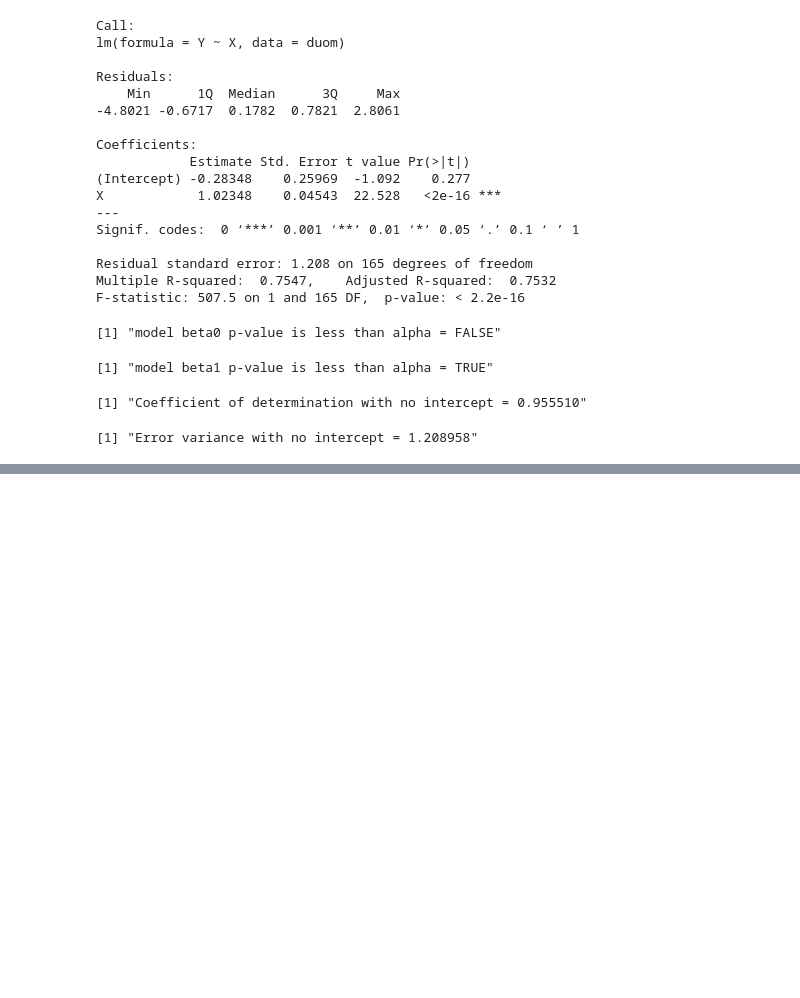
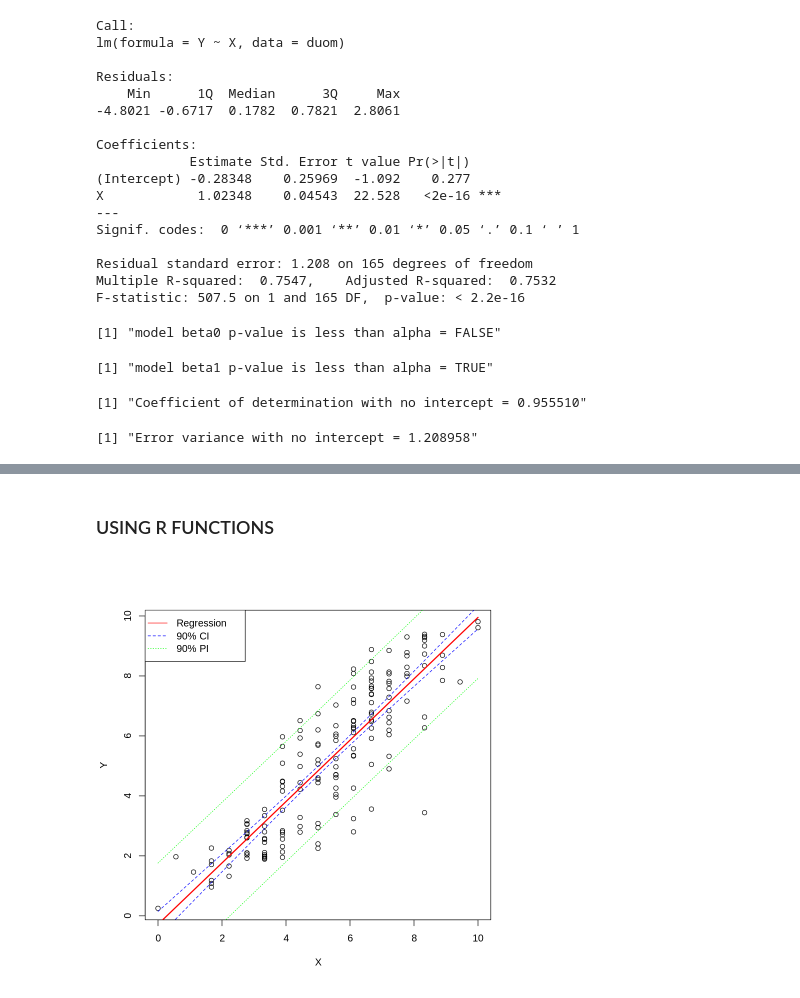
Before and after one commit to EmilijusPocius/Regresine-Analize, a Jupyter notebook: RA_Lab1.ipynb, the cells around one changed output, grey strips where cells are left out. Saved outputs shown, nothing was run; the diff lists cells and outputs as text; code cells hidden in the pictures; blank space fills up the shorter version.

```diff
--- a/RA_Lab1.ipynb
+++ b/RA_Lab1.ipynb
@@ -174,0 +203,16 @@ sprintf("Error variance with no intercept = %f", model_sigma_no_intercept)
+# %% [markdown]
+### USING R FUNCTIONS
+# %%
+X_grid_2 <- data.frame(X = seq(min(X), max(X), length.out = 167))
+pred_CI <- predict(model, newdata = X_grid_2, interval = "confidence", level = 0.90)
+pred_PI <- predict(model, newdata = X_grid_2, interval = "prediction", level = 0.90)
+plot(X,Y)
+lines(X_grid_2$X, pred_CI[,"fit"], col = "red", lwd = 2)
+lines(X_grid_2$X, pred_CI[,"lwr"], col = "blue", lty = 2)
+lines(X_grid_2$X, pred_CI[,"upr"], col = "blue", lty = 2)
+lines(X_grid_2$X, pred_PI[,"lwr"], col = "green", lty = 3)
+lines(X_grid_2$X, pred_PI[,"upr"], col = "green", lty = 3)
+
+legend("topleft", legend = c("Regression", "90% CI", "90% PI"), col = c("red", "blue", "green"), pch = c(NA, NA, NA), lty = c(1,2,3))
+# %% [output]
+[figure, added]
```
Also changed, not shown: parts of 4 cells of this notebook.
